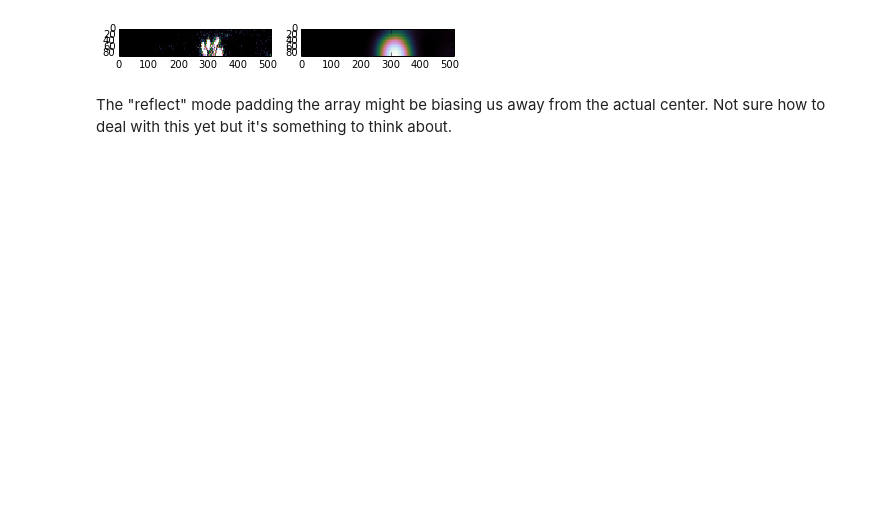
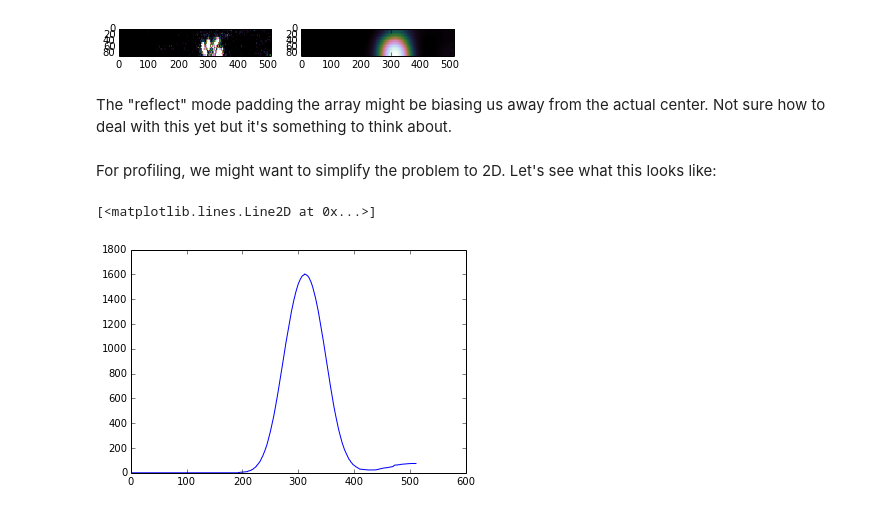
Before and after one commit to jni/notebooks, a Jupyter notebook: SCI-quantification-Kaslin.ipynb, the cells around one changed output. Drawn from its saved outputs; the diff is of its cells as text; code cells hidden in the pictures; blank space fills up the shorter version.

Commit message:
Add 2D line profiling analysis

```diff
--- a/SCI-quantification-Kaslin.ipynb
+++ b/SCI-quantification-Kaslin.ipynb
@@ -73,3 +74,10 @@ plt.subplot(122); cshow(expandx(bottomg))
 [figure]
 # %% [markdown]
 The "reflect" mode padding the array might be biasing us away from the actual center. Not sure how to deal with this yet but it's something to think about.
+# %% [markdown]
+For profiling, we might want to simplify the problem to 2D. Let's see what this looks like:
+# %%
+plt.plot(bottomg.sum(axis=0))
+# %% [output]
+[<matplotlib.lines.Line2D at 0x...>]
+[figure, added]
```
Also changed, not shown: parts of 11 cells of this notebook.
